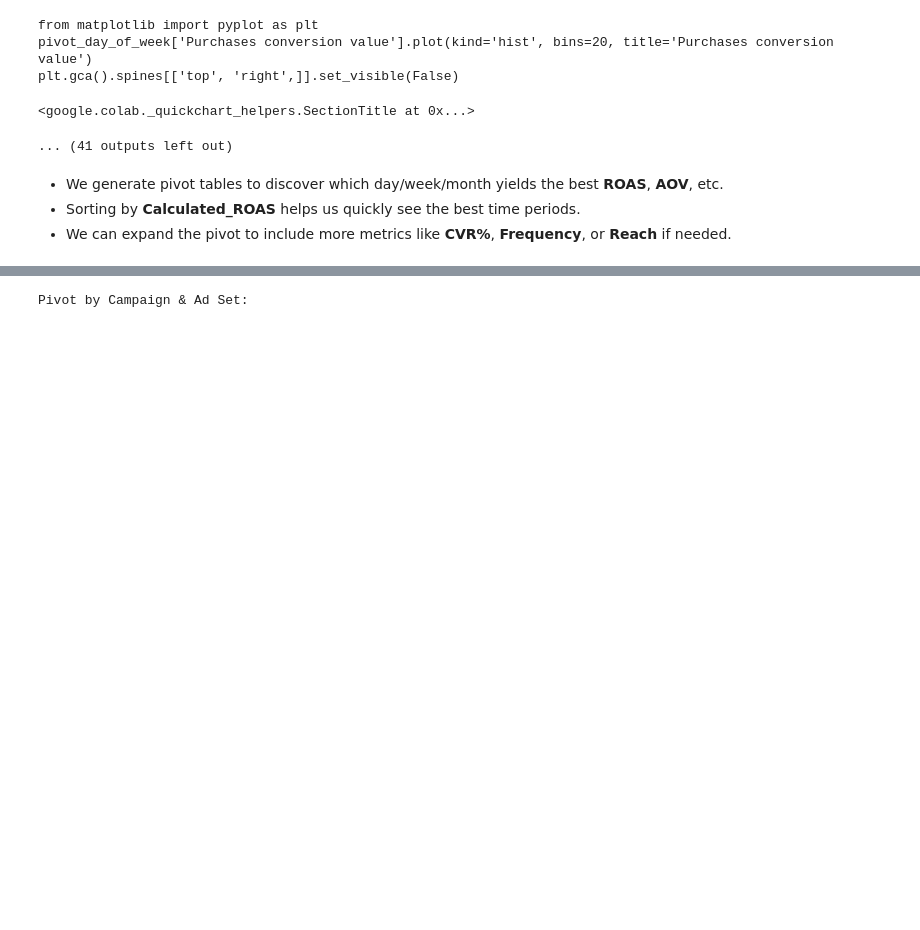
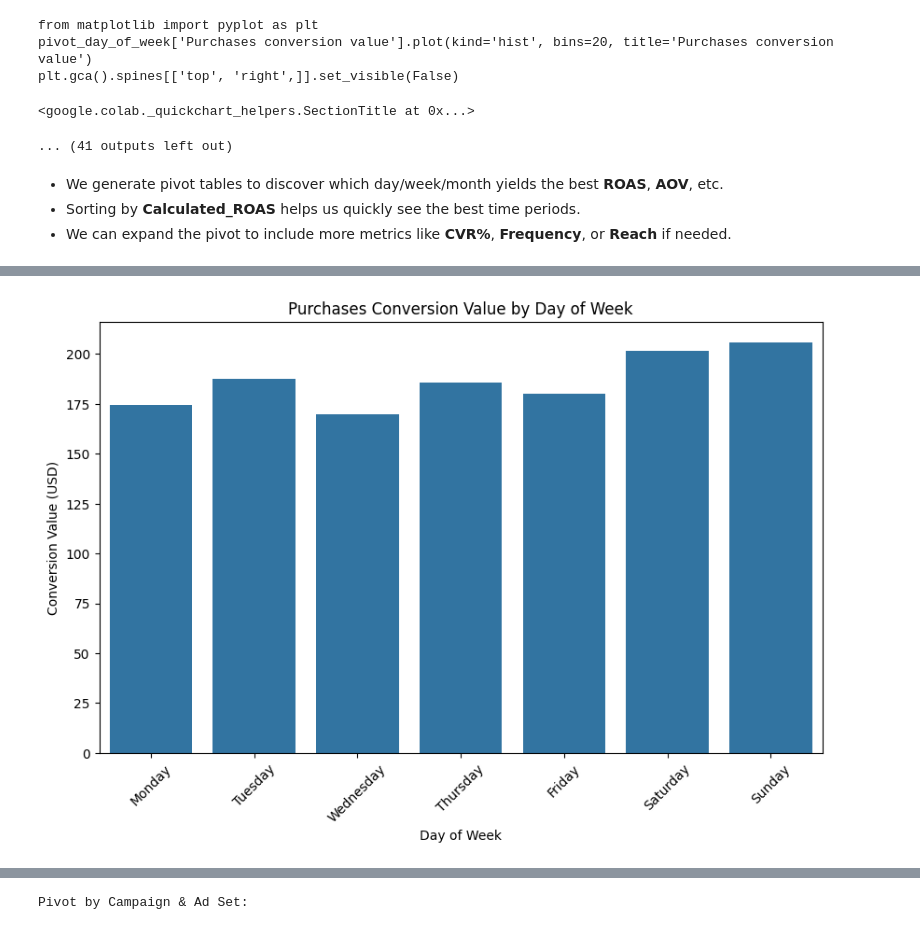
Before and after one commit to ShovalBenjer/ShovalBenjer, a Jupyter notebook: Marketing_Social_Analysis.ipynb, the cells around one changed output, grey strips where cells are left out. Drawn from its saved outputs; the diff is of its cells as text; code cells hidden in the pictures; blank space fills up the shorter version.

```diff
--- a/Marketing_Social_Analysis.ipynb
+++ b/Marketing_Social_Analysis.ipynb
@@ -268,0 +307,10 @@ plt.gca().spines[['top', 'right',]].set_visible(False)
+# %%
+plt.figure(figsize=(10, 6))
+sns.barplot(data=pivot_day_of_week_sorted.reset_index(), x='Start_DayOfWeek', y='Purchases conversion value', order=day_order)
+plt.title("Purchases Conversion Value by Day of Week")
+plt.ylabel("Conversion Value (USD)")
+plt.xlabel("Day of Week")
+plt.xticks(rotation=45)
+plt.show()
+# %% [output]
+[figure, added]
```
Also changed, not shown: parts of 5 cells of this notebook.
